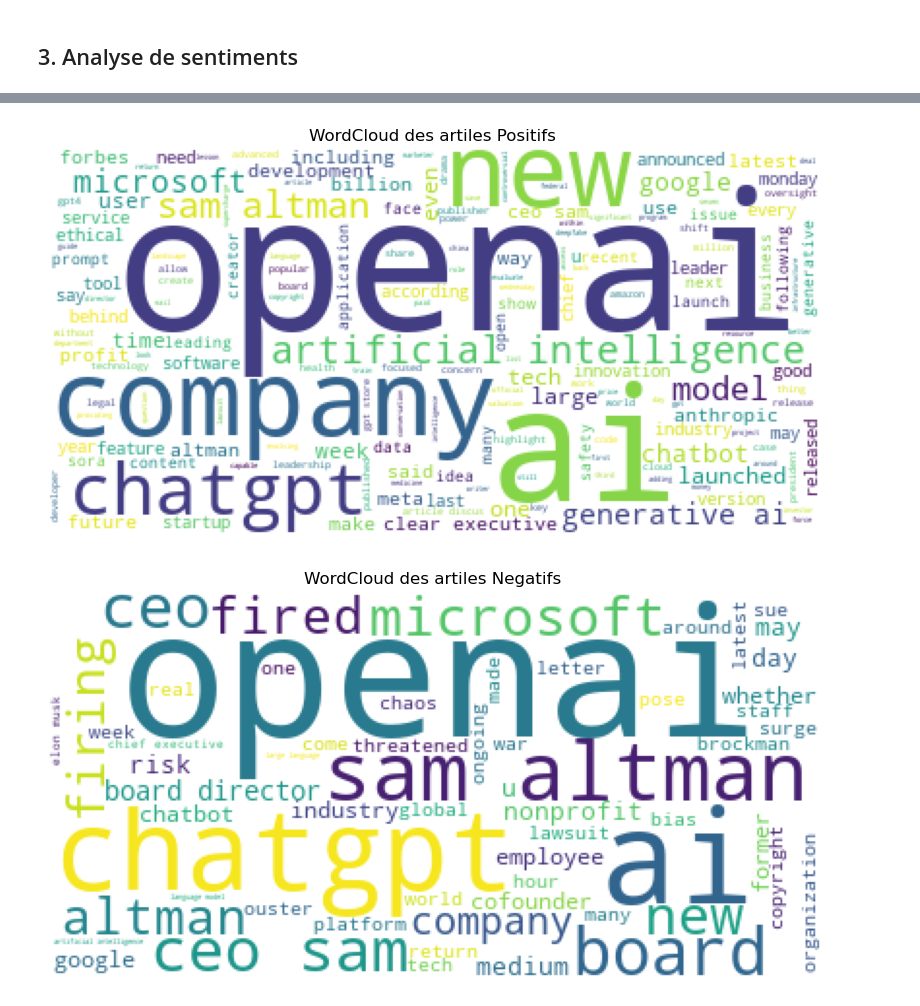
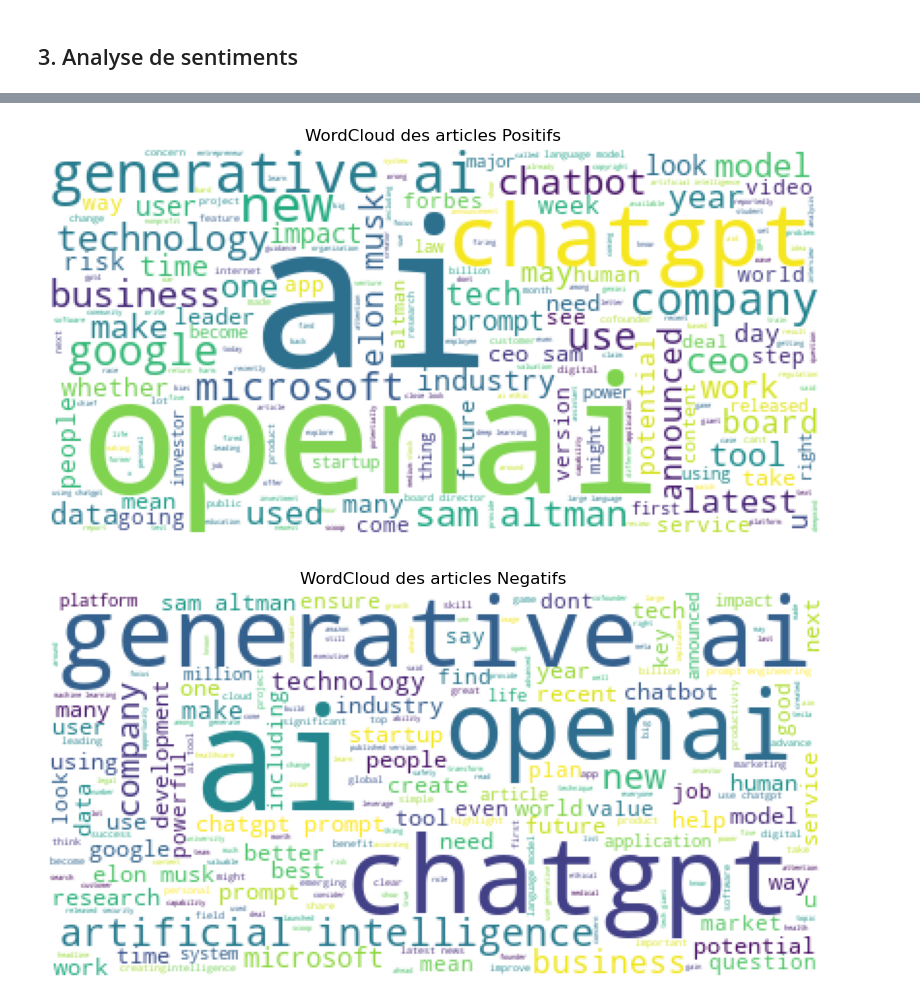
Before and after one commit to MondoukpeStella/OpenAI_Analyse_Sentiment, a Jupyter notebook: OpenAI_Sentiment_analysis.ipynb, the cells around one changed output, grey strips where cells are left out. Drawn from its saved outputs; the diff is of its cells as text; code cells hidden in the pictures.

```diff
--- a/OpenAI_Sentiment_analysis.ipynb
+++ b/OpenAI_Sentiment_analysis.ipynb
@@ -181,5 +208,13 @@ def generate_worcloud(text,title):
     plt.axis(False)
     plt.title(title)
     plt.imshow(cloud)
+# %%
+def count_words(text):
+    """Cette fonction compte le nombre de mots contenus
+    dans un texte.
+    Paramètres
+    ----------
+    text : texte (str)"""
+    return len(text.split())
 # %% [markdown]
 ## 1. Collecte de Données
@@ -187,0 +221,3 @@ data = get_articles("https://www.forbes.com/search/?q=OpenAI&sh=1b0012a6279f",40
+# %%
+# Récupération des articles sur le site Forbes.com
+data = get_articles("https://www.forbes.com/search/?q=OpenAI&sh=1b0012a6279f",61)
@@ -203,0 +242,3 @@ data
+# %%
+# Ajout d'une colonne nbwords pour le nombres par articles
+data["nbwords"] = data["content"].apply(count_words)
@@ -223,0 +298,3 @@ data
+# %%
+# Ramener la date au format datetime
+data.date_publication = pd.to_datetime(data.date_publication)
@@ -272,10 +393,10 @@ generate_worcloud(texte,"Worcloud de tous les articles")
 # %%
 # WordCloud par type d'articles
-sentiments = list(data.sentiment.unique())
-for sentiment in sentiments :
+sentiments = list(data.sentiment.map({1:"Positif",0:"Negatif"}).unique())
+for i,sentiment in enumerate(sentiments) :
     plt.subplots(figsize=(10,10))
-    text = ' '.join(data.loc[data["sentiment"]==sentiment,"content_nettoye"])
-    generate_worcloud(text,f"WordCloud des artiles {sentiment}s ")
+    text = ' '.join(data.loc[data["sentiment"]==i,"content_nettoye"])
+    generate_worcloud(text,f"WordCloud des articles {sentiment}s ")
 # %% [output]
-[figure, old version]
+[figure, new version]
-[figure, old version]
+[figure, new version]
```
Also changed, not shown: parts of 27 cells of this notebook.
